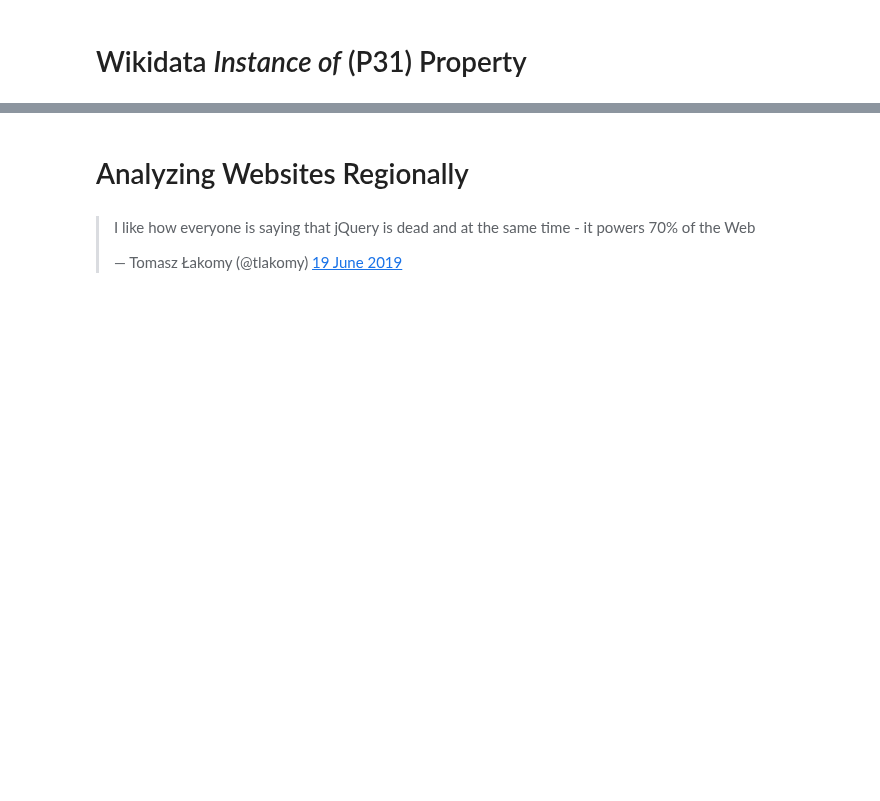
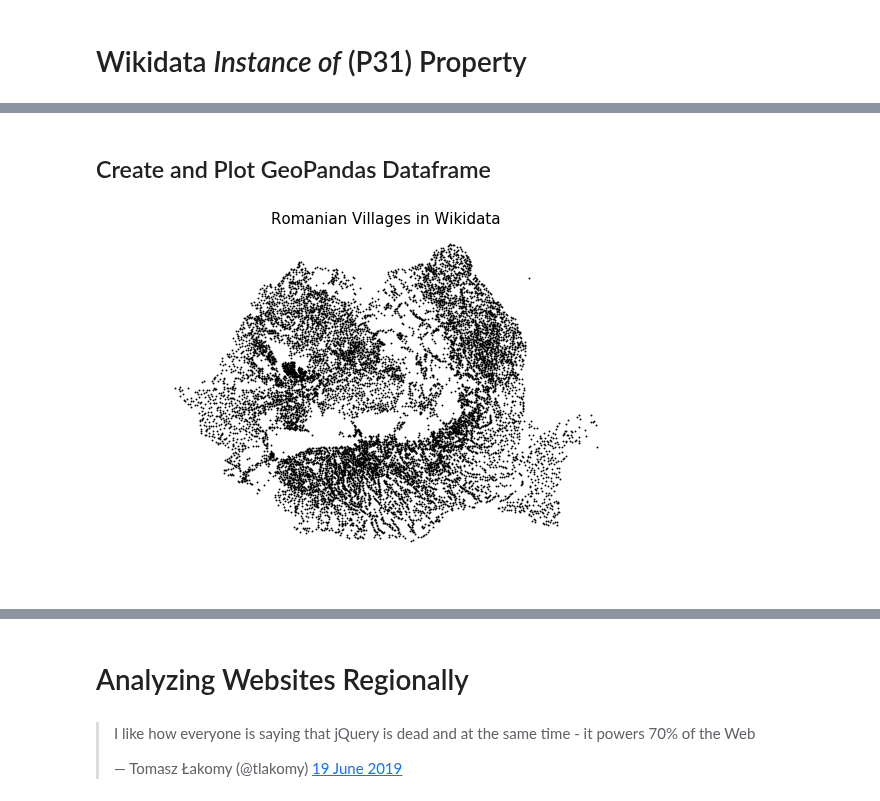
Before and after one commit to njanakiev/slides, a Jupyter notebook: data-science-osm-wikidata/slides.ipynb, the cells around one changed output, grey strips where cells are left out. Saved outputs shown, nothing was run; the diff lists cells and outputs as text; code cells hidden in the pictures; blank space fills up the shorter version.

```diff
--- a/data-science-osm-wikidata/slides.ipynb
+++ b/data-science-osm-wikidata/slides.ipynb
@@ -119,0 +157,15 @@ WHERE {
+# %%
+import sparqldataframe
+
+query = """
+    SELECT ?item ?itemLabel ?location WHERE {
+      ?item wdt:P31 wd:Q532.
+      ?item wdt:P17 wd:Q218.
+      ?item wdt:P625 ?location.
+      SERVICE wikibase:label {
+        bd:serviceParam wikibase:language "[AUTO_LANGUAGE],en".
+      }
+    }"""
+
+df = sparqldataframe.wikidata_query(query)
+df.head()
@@ -120,3 +179,17 @@ WHERE {
+# %% [markdown]
+## Create and Plot GeoPandas Dataframe
+# %%
+import geopandas as gpd
+import shapely.wkt
+
+df['location'] = df['location'].apply(shapely.wkt.loads)
+gdf = gpd.GeoDataFrame(df, geometry='location', crs={'init': 'epsg:4326'})
+
+ax = gdf.to_crs(epsg=3875).plot(figsize=(12, 6), color='k', markersize=0.8)
+ax.set_title('Romanian Villages in Wikidata', fontsize=15)
+ax.set_axis_off()
+# %% [output]
+[figure, added]
 # %% [markdown]
 <img alt="wikidata europe points" src="assets/wikidata_europe_points.png" style="width: 80%; height: 80%;" />
 # %% [markdown]
```
Also changed, not shown: parts of 14 cells of this notebook, 5 other files.
